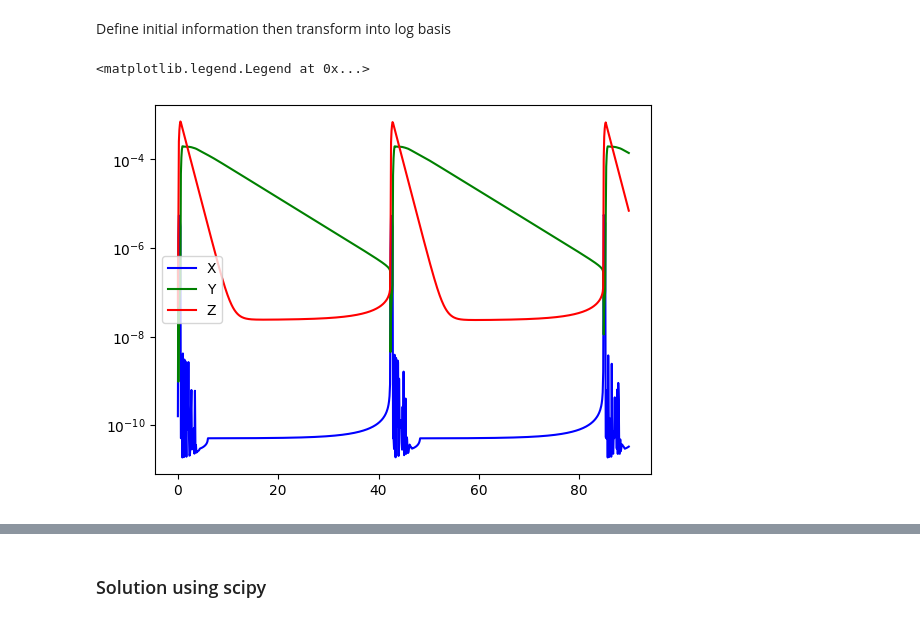
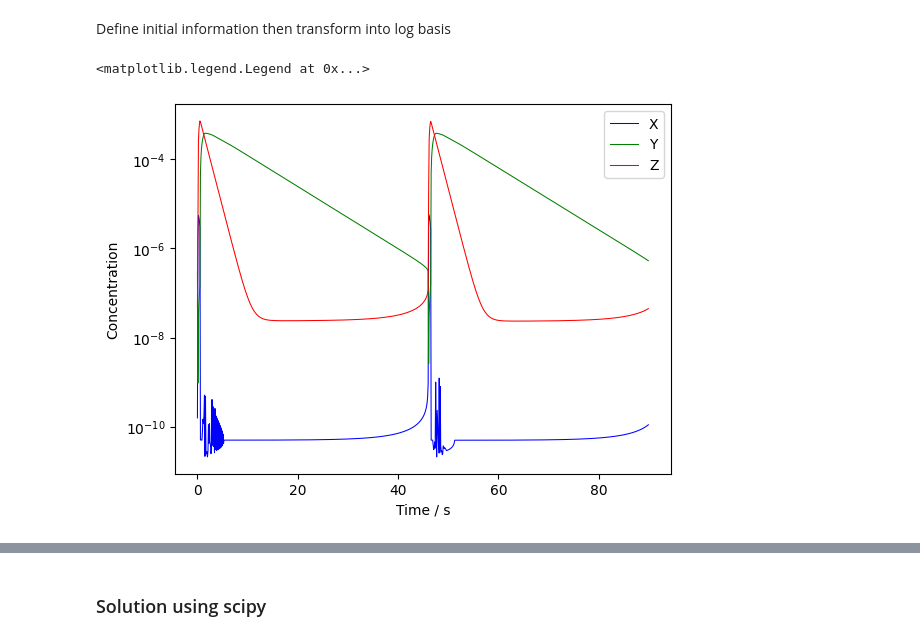
Before and after one commit to DomThom/Part_II_Exercises, a Jupyter notebook: Ex_3/Oregonator.ipynb, the cells around one changed output, grey strips where cells are left out. Drawn from its saved outputs; the diff is of its cells as text; code cells hidden in the pictures.

```diff
--- a/Ex_3/Oregonator.ipynb
+++ b/Ex_3/Oregonator.ipynb
@@ -118,22 +135,27 @@ output = c.run_sim(90)
+# %%
+c = Cell()
+output = c.run_sim(90,5e-6,1e-4,1e-4)
 # %%
 times = output[0]
 cX = np.exp(output[1])
 cY = np.exp(output[2])
 cZ = np.exp(output[3])
 
-# Plot values obtained with sp.solve_ivp()
+# Plot values
 fig = plt.figure()
 ax = plt.axes()
 
 ax.set_yscale('log')
-# ax.set_xlim(0,90)
+# ax.set_xlim(0.5,6)
 # ax.set_ylim(10e-12,10e-4)
 
-ax.plot(times,cX,label='X',c='blue')
-ax.plot(times,cY,label='Y',c='green')
-ax.plot(times,cZ,label='Z',c='red')
+ax.plot(times,cX,label='X',c='blue',linewidth=0.75)
+ax.plot(times,cY,label='Y',c='green',linewidth=0.75)
+ax.plot(times,cZ,label='Z',c='red',linewidth=0.75)
 
+ax.set_ylabel('Concentration')
+ax.set_xlabel('Time / s')
 plt.legend()
 # %% [output]
 <matplotlib.legend.Legend at 0x...>
-[figure, old version]
+[figure, new version]
```
Also changed, not shown: parts of 19 cells of this notebook.
